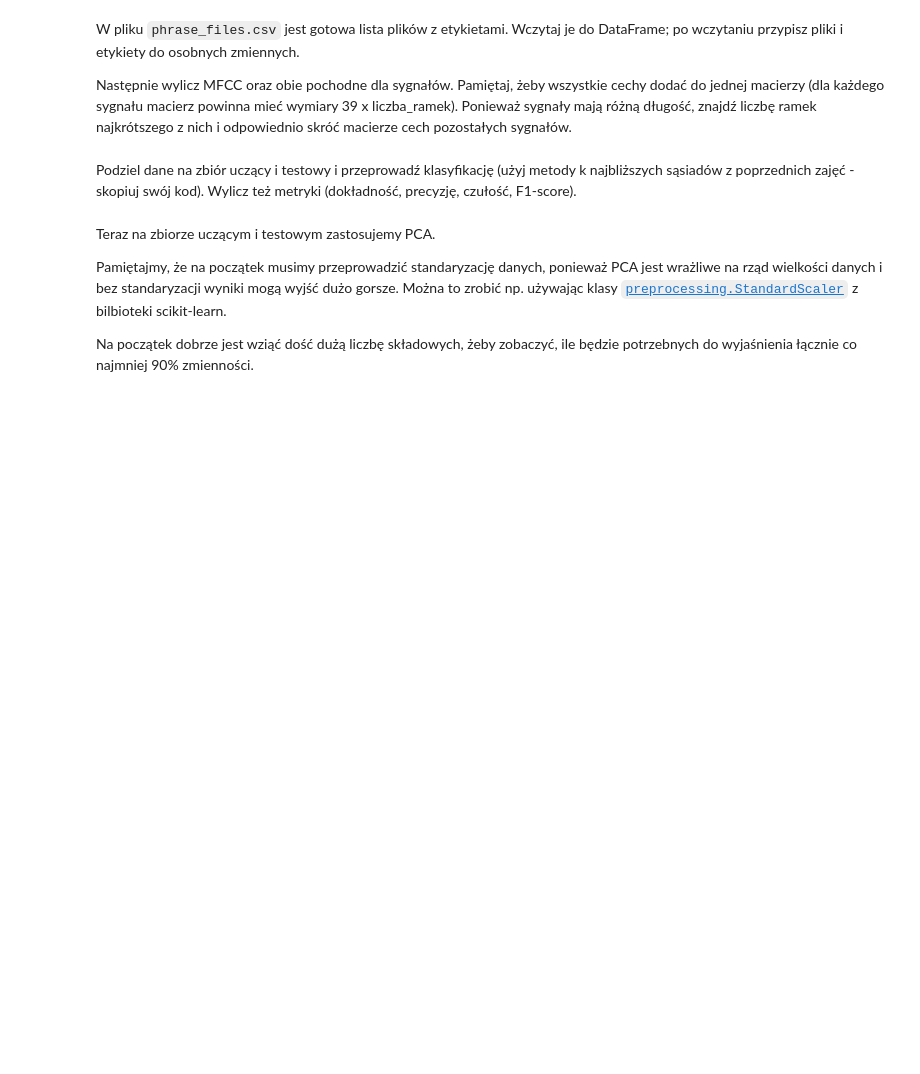
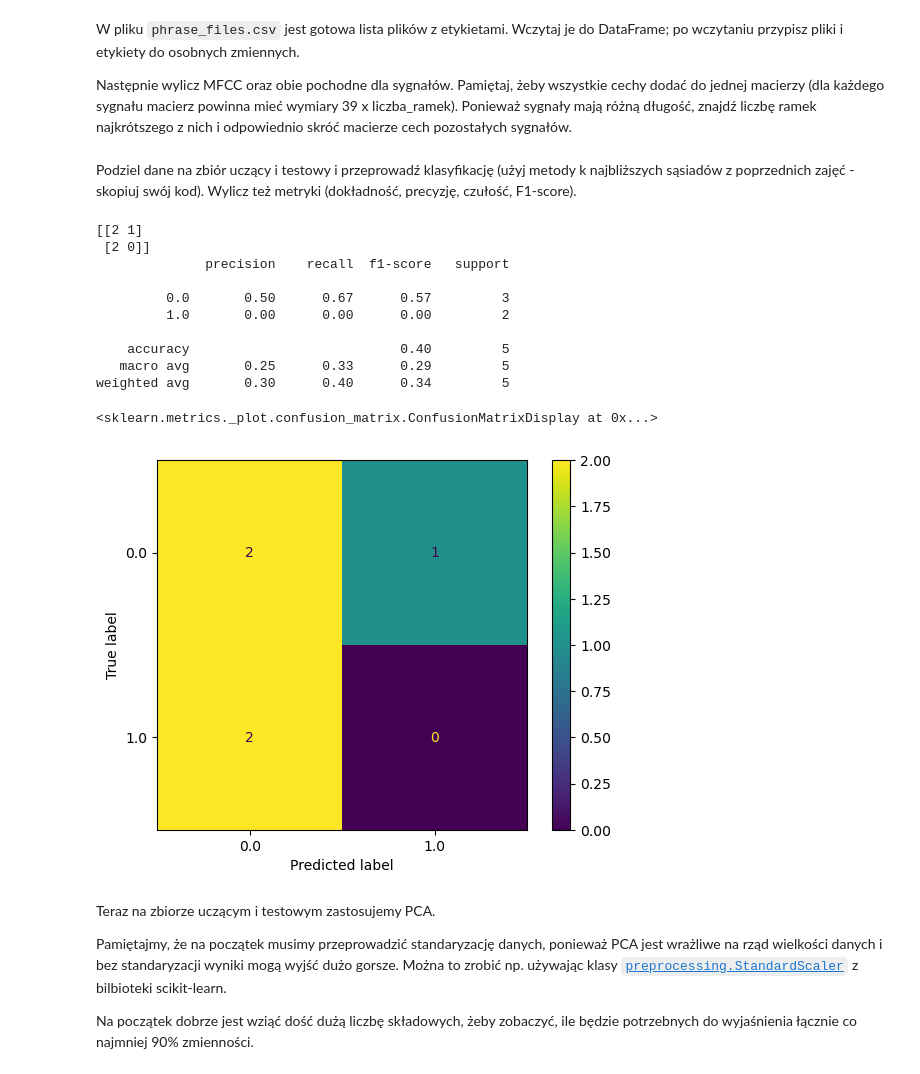
Before and after one commit to matgaj/pum2025, a Jupyter notebook: Lab4/Lab4_zad1_PCA.ipynb, the cells around one changed output. Drawn from its saved outputs; the diff is of its cells as text; code cells hidden in the pictures; blank space fills up the shorter version.

```diff
--- a/Lab4/Lab4_zad1_PCA.ipynb
+++ b/Lab4/Lab4_zad1_PCA.ipynb
@@ -58,11 +60,54 @@ df = pd.read_csv('phrase_files.csv')
 # dwa warianty odwołań do kolumny DataFrame:
 files = df.file
 y = df['label']
+
+features_list = []
+lengths = []
+
+for f in files:
+    path = 'dane_testowe/' + f  # dostosuj ścieżkę jeśli pliki są gdzie indziej
+    sig, sr = librosa.load(path, sr=fs)
+    mfcc = librosa.feature.mfcc(y=sig, sr=sr, n_mfcc=13)
+    mfcc_d = librosa.feature.delta(mfcc)
+    mfcc_d2 = librosa.feature.delta(mfcc, order=2)
+    feats = np.vstack([mfcc, mfcc_d, mfcc_d2])  # 39 x n_frames
+    # print(feats.shape)
+    features_list.append(feats)
+    lengths.append(feats.shape[1])
+
+min_frames = min(lengths)
+trimmed = [m[:, :min_frames] for m in features_list]
+X = np.stack([m.flatten() for m in trimmed])  # shape: (n_samples, 39 * min_frames)
+X_train, X_test, y_train, y_test = train_test_split(X, y, random_state=42, stratify=y)
 # %% [markdown]
 Podziel dane na zbiór uczący i testowy i przeprowadź klasyfikację (użyj metody k najbliższych sąsiadów z poprzednich zajęć - skopiuj swój kod). Wylicz też metryki (dokładność, precyzję, czułość, F1-score).
 # %%
-from sklearn.model_selection import train_test_split
-X_train, X_test, y_train, y_test = train_test_split(X, y, random_state=42, stratify=y)
+def knn_classification(X_train, y_train, X_test, y_test):
+    model = KNeighborsClassifier(n_neighbors=5)
+    model.fit(X_train, y_train)
+    preds = model.predict(X_test)
+
+    print(confusion_matrix(y_test, preds))
+    print(classification_report(y_test, preds))
+
+    return preds
+# %%
+preds = knn_classification(X_train, y_train, X_test, y_test)
+
+ConfusionMatrixDisplay.from_predictions(y_test, preds)
+# %% [output]
+[[2 1]
+ [2 0]]
+              precision    recall  f1-score   support
+
+         0.0       0.50      0.67      0.57         3
+         1.0       0.00      0.00      0.00         2
+
+    accuracy                           0.40         5
+   macro avg       0.25      0.33      0.29         5
+weighted avg       0.30      0.40      0.34         5
+<sklearn.metrics._plot.confusion_matrix.ConfusionMatrixDisplay at 0x...>
+[figure, added]
 # %% [markdown]
 Teraz na zbiorze uczącym i testowym zastosujemy PCA.
 
```
Also changed, not shown: parts of 6 cells of this notebook, 3 other files.
